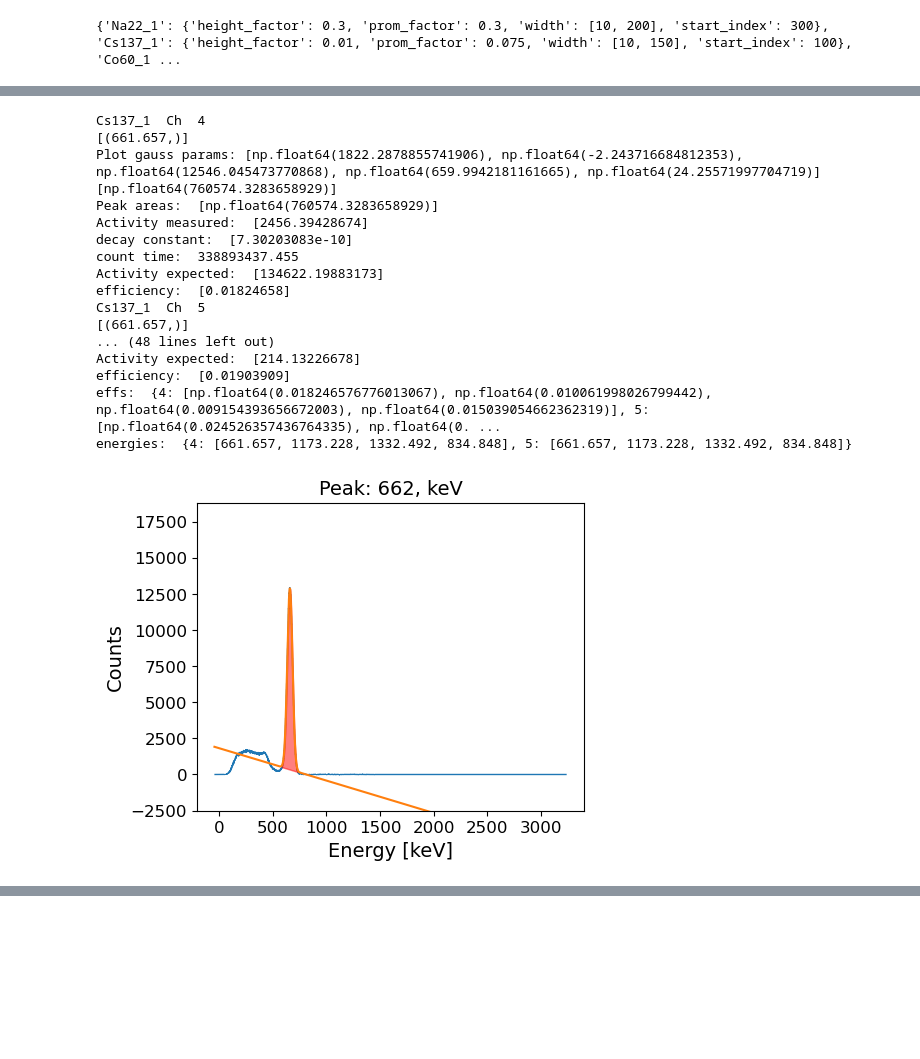
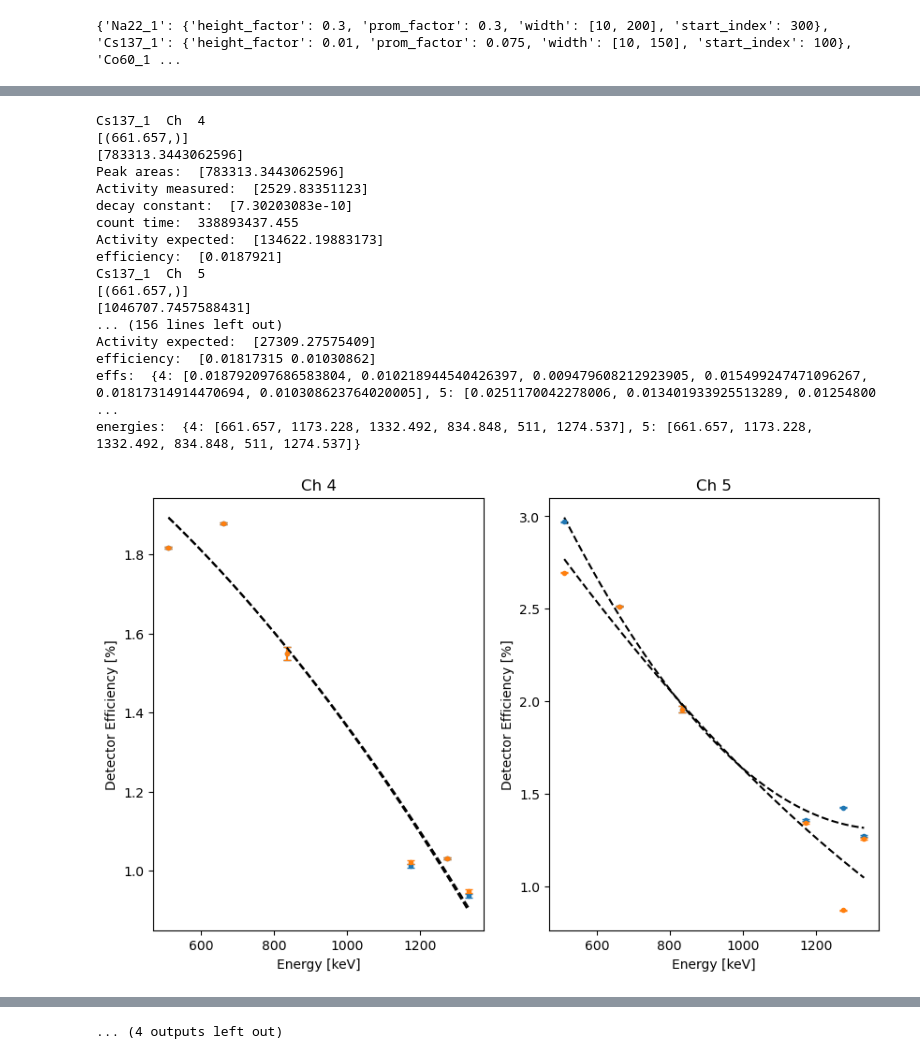
Before and after one commit to cdunn314/libra-toolbox, a Jupyter notebook: libra_toolbox/neutron_detection/activation_foils/BABY_1L_Run2/baby_1L_run2.ipynb, the cells around one changed output, grey strips where cells are left out. Saved outputs shown, nothing was run; the diff lists cells and outputs as text; code cells hidden in the pictures; blank space fills up the shorter version.

```diff
--- a/libra_toolbox/neutron_detection/activation_foils/BABY_1L_Run2/baby_1L_run2.ipynb
+++ b/libra_toolbox/neutron_detection/activation_foils/BABY_1L_Run2/baby_1L_run2.ipynb
@@ -220,29 +215,33 @@ Mn54 [869]
 # %%
 nuclides = [ 'Cs137_1',
              'Co60_1',
             'Mn54',
-            # 'Na22_1'
-            ]
-effs, eff_errs, eff_coeff = naa.energy_efficiency(counts, decay_lines, nuclides=nuclides,
+            'Na22_1']
+fig, ax = plt.subplots(nrows=1, ncols=2, figsize=[10,6])
+effs, eff_errs, eff_coeff, bounds = naa.energy_efficiency(counts, decay_lines, nuclides=nuclides,
+                      plot_eff=True, plot_areas=False,
+                      overlap_width=200, search_width=300,
+                      degree=2, count_sum_peak=False, ax_eff=ax)
+effs, eff_errs, eff_coeff, bounds = naa.energy_efficiency(counts, decay_lines, nuclides=nuclides,
                       plot_eff=True, plot_areas=True,
-                      overlap_width=200, search_width=500,
-                      degree=2)
+                      overlap_width=200, search_width=300,
+                      degree=2, count_sum_peak=True, ax_eff=ax)
 # %% [output]
 Cs137_1  Ch  4
 [(661.657,)]
-Plot gauss params: [np.float64(1822.2878855741906), np.float64(-2.243716684812353), np.float64(12546.045473770868), np.float64(659.9942181161665), np.float64(24.25571997704719)]
-[np.float64(760574.3283658929)]
-Peak areas:  [np.float64(760574.3283658929)]
-Activity measured:  [2456.39428674]
+[783313.3443062596]
+Peak areas:  [783313.3443062596]
+Activity measured:  [2529.83351123]
 decay constant:  [7.30203083e-10]
 count time:  338893437.455
 Activity expected:  [134622.19883173]
-efficiency:  [0.01824658]
+efficiency:  [0.0187921]
 Cs137_1  Ch  5
 [(661.657,)]
-... (48 lines left out)
-Activity expected:  [214.13226678]
-efficiency:  [0.01903909]
-effs:  {4: [np.float64(0.018246576776013067), np.float64(0.010061998026799442), np.float64(0.009154393656672003), np.float64(0.015039054662362319)], 5: [np.float64(0.024526357436764335), np.float64(0. ...
-energies:  {4: [661.657, 1173.228, 1332.492, 834.848], 5: [661.657, 1173.228, 1332.492, 834.848]}
+[1046707.7457588431]
+... (156 lines left out)
+Activity expected:  [27309.27575409]
+efficiency:  [0.01817315 0.01030862]
+effs:  {4: [0.018792097686583804, 0.010218944540426397, 0.009479608212923905, 0.015499247471096267, 0.01817314914470694, 0.010308623764020005], 5: [0.0251170042278006, 0.013401933925513289, 0.01254800 ...
+energies:  {4: [661.657, 1173.228, 1332.492, 834.848, 511, 1274.537], 5: [661.657, 1173.228, 1332.492, 834.848, 511, 1274.537]}
-[figure, old version]
+[figure, new version]
@@ -254,0 +258 @@ energies:  {4: [661.657, 1173.228, 1332.492, 834.848], 5: [661.657, 1173.228, 13
+... (4 outputs left out)
```
Also changed, not shown: parts of 21 cells of this notebook, 6 other files.
